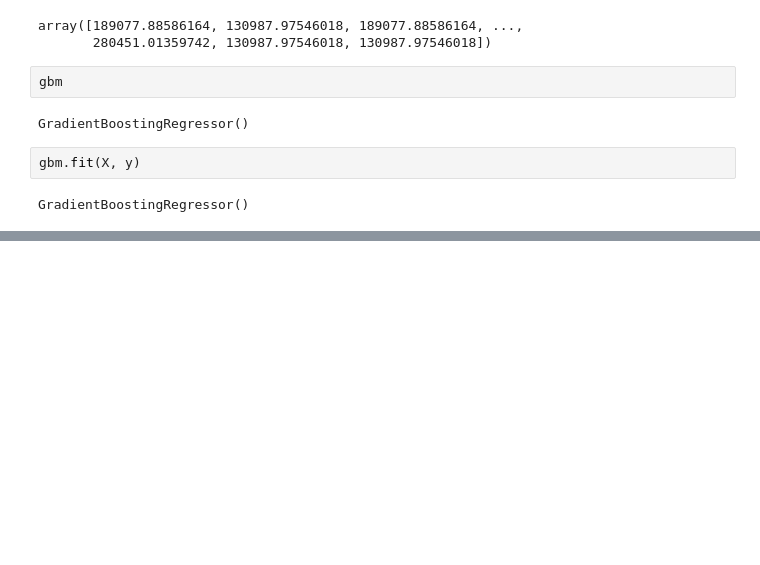
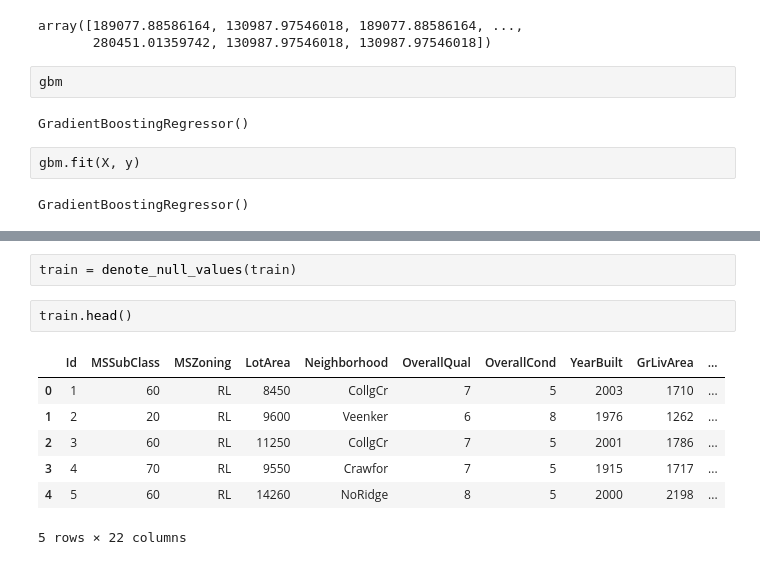
Before and after one commit to AshleighGrant/DAT07-28-AG, a Jupyter notebook: ClassMaterial/Unit3/Class12/AG notes Class 12.ipynb, the cells around one changed output, grey strips where cells are left out. Cells and saved outputs as stored; diff of their text form; blank space fills up the shorter version.

```diff
--- a/ClassMaterial/Unit3/Class12/AG notes Class 12.ipynb
+++ b/ClassMaterial/Unit3/Class12/AG notes Class 12.ipynb
@@ -126,0 +160,12 @@ GradientBoostingRegressor()
+# %%
+train = denote_null_values(train)
+# %%
+train.head()
+# %% [output]
+|  | Id | MSSubClass | MSZoning | LotArea | Neighborhood | OverallQual | OverallCond | YearBuilt | GrLivArea | ... |
+| 0 | 1 | 60 | RL | 8450 | CollgCr | 7 | 5 | 2003 | 1710 | ... |
+| 1 | 2 | 20 | RL | 9600 | Veenker | 6 | 8 | 1976 | 1262 | ... |
+| 2 | 3 | 60 | RL | 11250 | CollgCr | 7 | 5 | 2001 | 1786 | ... |
+| 3 | 4 | 70 | RL | 9550 | Crawfor | 7 | 5 | 1915 | 1717 | ... |
+| 4 | 5 | 60 | RL | 14260 | NoRidge | 8 | 5 | 2000 | 2198 | ... |
+5 rows × 22 columns
```
Also changed, not shown: parts of 18 cells of this notebook, 1 other file.
